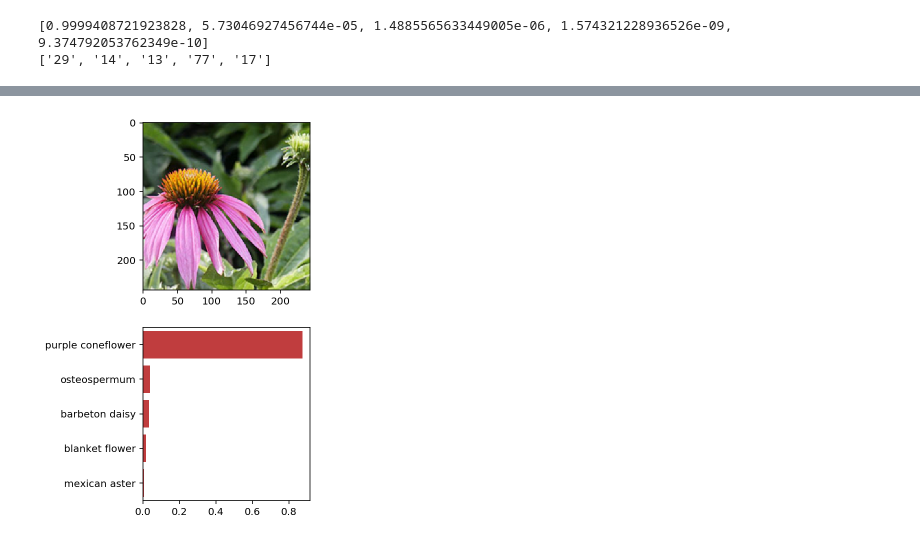
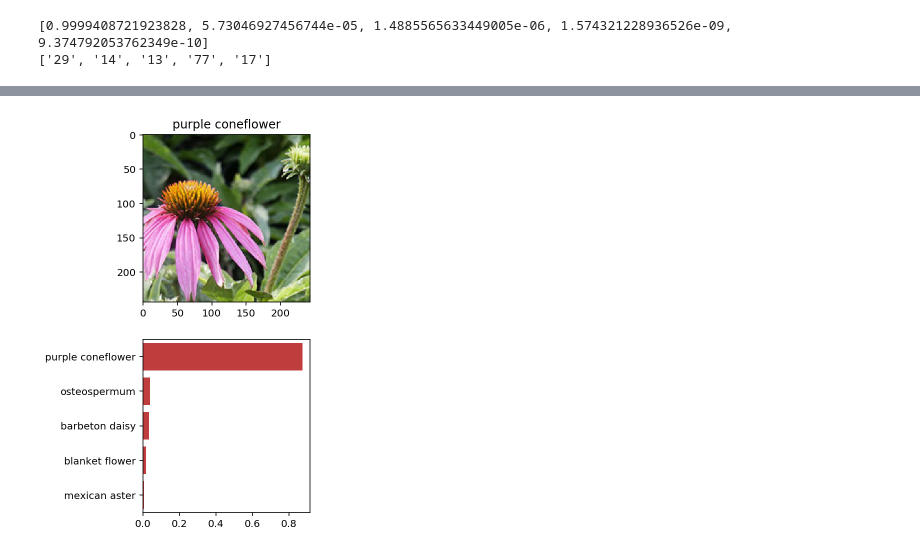
Before and after one commit to riaanj/Udacity-Image-clasifier, a Jupyter notebook: Image Classifier Project.ipynb, the cells around one changed output, grey strips where cells are left out. Cells and saved outputs as stored; diff of their text form; code cells hidden in the pictures.

```diff
--- a/Image Classifier Project.ipynb
+++ b/Image Classifier Project.ipynb
@@ -429,6 +431,7 @@ def imshow(image, ax=None, title=None):
     # PyTorch tensors assume the color channel is the first dimension
     # but matplotlib assumes is the third dimension
     image = image.transpose((1, 2, 0))
+    plt.title(title)
 
     # Undo preprocessing
     mean = np.array([0.485, 0.456, 0.406])
@@ -521,17 +524,20 @@ You can convert from the class integer encoding to actual flower names with the
 # %%
 # TODO: Display an image along with the top 5 classes
 plt.figure(figsize = (3,7))
 plot_f = plt.subplot(2,1,1)
 test_image = 'flowers/test/17/image_03855.jpg'
 image = process_image(test_image)
 probability,classes = predict(test_image,model,5)
 
-imshow(image,plot_f)
+# Get image name by using the folder it is stored in and the cat_to_name file
+test_name = cat_to_name[test_image.split('/')[2]]
+# Show image
+imshow(image,plot_f,test_name)
 
 top_names = [cat_to_name[i] for i in classes]
 plt.subplot(2,1,2)
 
 sb.barplot(x=probability,y=top_names, color=sb.color_palette()[3])
 plt.show()
 # %% [output]
-[figure, old version]
+[figure, new version]
```
Also changed, not shown: parts of 2 cells of this notebook, 1 other file.
